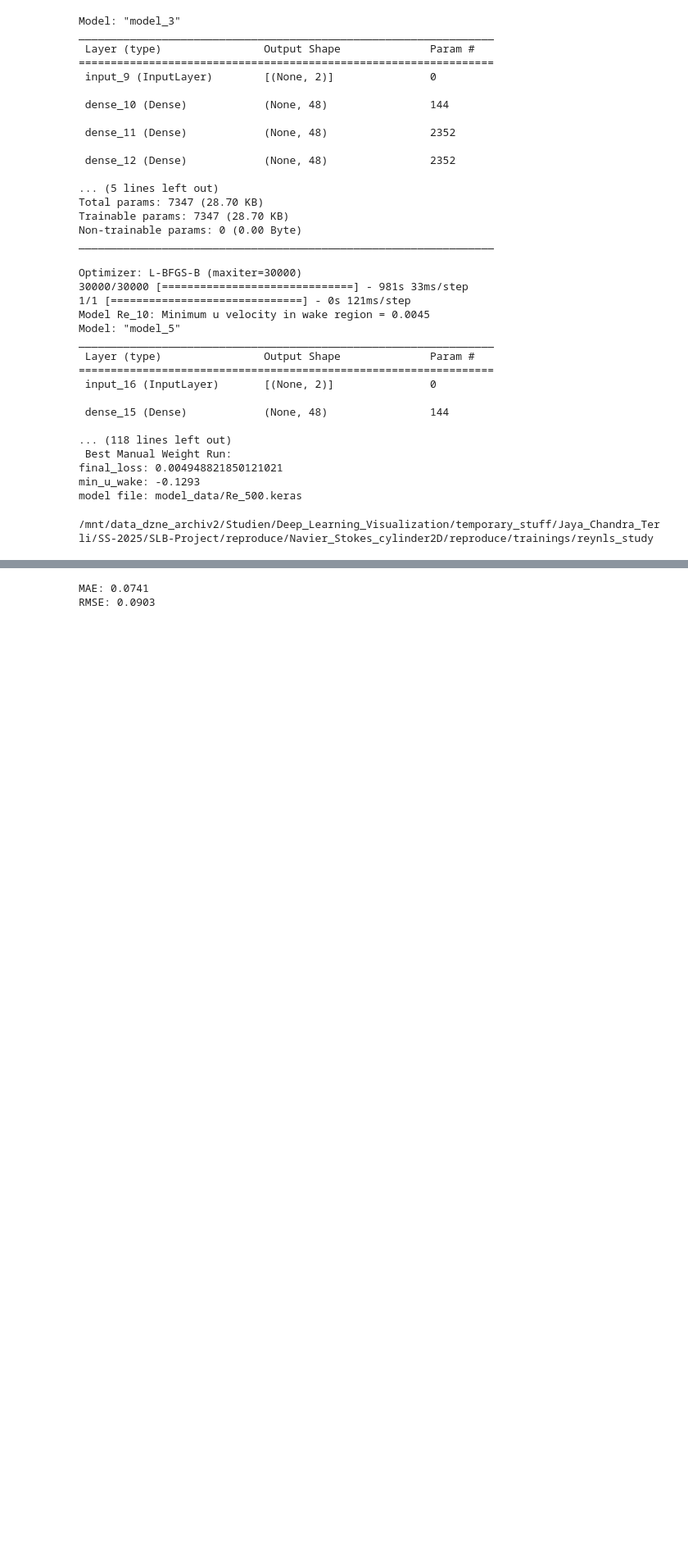
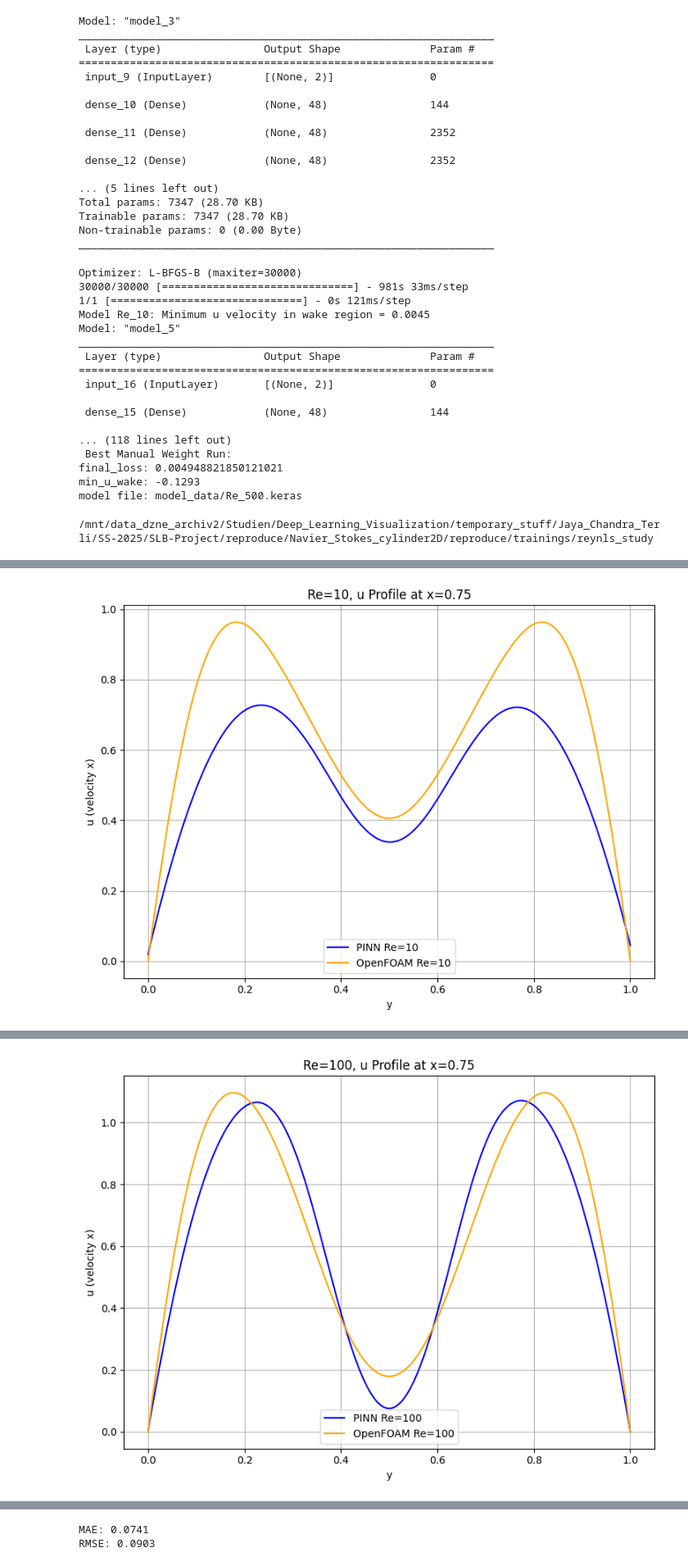
Before and after one commit to J-Chandra-py/Navier_Stokes_cylinder2D, a Jupyter notebook: reproduce/trainings/reynls_study/generalisation_across_Re.ipynb, the cells around one changed output, grey strips where cells are left out. Shown at 82% size. Saved outputs shown, nothing was run; the diff lists cells and outputs as text; code cells hidden in the pictures; blank space fills up the shorter version.

Commit message:
Add Re comparison plots

```diff
--- a/reproduce/trainings/reynls_study/generalisation_across_Re.ipynb
+++ b/reproduce/trainings/reynls_study/generalisation_across_Re.ipynb
@@ -319,8 +319,11 @@ def plot_profiles(x, y, u, v, cross_sections):
 import matplotlib.pyplot as plt
 import pandas as pd
 from tensorflow import keras
+from scipy.interpolate import interp1d
+import os
 
-def plot_profile_comparison(y_pinn, u_pinn, y_ref, u_ref, label_pinn="PINN", label_ref="OpenFOAM", title="Velocity Profile Comparison"):
+def plot_profile_comparison(y_pinn, u_pinn, y_ref, u_ref, label_pinn="PINN", label_ref="OpenFOAM",
+                           title="Velocity Profile Comparison", save_path=None):
     """
     Plot and compare two velocity profiles along the same cross-section.
     Args:
@@ -331,6 +334,7 @@ def plot_profile_comparison(y_pinn, u_pinn, y_ref, u_ref, label_pinn="PINN", lab
         label_pinn: label for PINN data.
         label_ref: label for reference data.
         title: plot title.
+        save_path: path to save the plot (optional).
     """
     plt.figure(figsize=(8, 6))
     plt.plot(y_pinn, u_pinn, label=label_pinn, color='blue')
@@ -341,21 +345,30 @@ def plot_profile_comparison(y_pinn, u_pinn, y_ref, u_ref, label_pinn="PINN", lab
     plt.legend()
     plt.grid()
     plt.tight_layout()
+
+    if save_path:
+        os.makedirs(os.path.dirname(save_path), exist_ok=True)
+        plt.savefig(save_path, dpi=300)
+
     plt.show()
 
 
 # --- File paths ---
 reynolds = [10, 100, 1000]
 openfoam_csvs = [
-    "Navier_Stokes_cylinder2D/reproduce/data/Re10_Med_Ux/Re10_Med_Ux_0.75.csv",
-    "Navier_Stokes_cylinder2D/reproduce/data/Re100_Med_Ux/Re100_Med_Ux_0.75.csv",
-    "Navier_Stokes_cylinder2D/reproduce/data/Re1000_Med_Ux/Re1000_Med_Ux_0.75.csv"
+    "../../data/Re10_Med_Ux/Re10_Med_Ux_0.75.csv",
+    "../../data/Re100_Med_Ux/Re100_Med_Ux_0.75.csv",
+    "../../data/Re1000_Med_Ux/Re1000_Med_Ux_0.75.csv"
 ]
 model_paths = [
-    "Navier_Stokes_cylinder2D/reproduce/trainings/reynls_study/model_data/Re_10.keras",
-    "Navier_Stokes_cylinder2D/reproduce/trainings/reynls_study/model_data/Re_100.keras",
-    "Navier_Stokes_cylinder2D/reproduce/trainings/reynls_study/model_data/Re_1000.keras"
+    "model_data/Re_10.keras",
+    "model_data/Re_100.keras",
+    "model_data/Re_1000.keras"
 ]
+
+# Create output directory for plots
+plots_dir = "model_data/profile_comparisons"
+os.makedirs(plots_dir, exist_ok=True)
 
 # --- For each Re, plot PINN vs OpenFOAM at x=0.75 ---
 for re, csv_path, model_path in zip(reynolds, openfoam_csvs, model_paths):
@@ -383,11 +396,24 @@ for re, csv_path, model_path in zip(reynolds, openfoam_csvs, model_paths):
     u = u_v_p[:, 0].reshape(x_grid.shape)
     u_pinn = u[:, idx]
 
+    # Interpolate PINN profile onto OpenFOAM's y-coordinates
+    u_pinn_interp = interp1d(y_pinn, u_pinn, kind='linear', bounds_error=False, fill_value='extrapolate')
+    u_pinn_on_ref = u_pinn_interp(y_ref)
+
+    # Compute errors
+    mae = np.mean(np.abs(u_pinn_on_ref - u_ref))
+    rmse = np.sqrt(np.mean((u_pinn_on_ref - u_ref)**2))
+
+    print(f"Re={re}: MAE = {mae:.4f}, RMSE = {rmse:.4f}")
+    # Save path for this comparison
+    save_path = os.path.join(plots_dir, f"profile_comparison_Re{re}.png")
+
     # Plot comparison
     plot_profile_comparison(
         y_pinn, u_pinn, y_ref, u_ref,
         label_pinn=f"PINN Re={re}",
         label_ref=f"OpenFOAM Re={re}",
-        title=f"Re={re}, u Profile at x=0.75"
+        title=f"Re={re}, u Profile at x=0.75",
+        save_path=save_path
     )
 # %% [output]
@@ -394,0 +422 @@ FileNotFoundError: [Errno 2] No such file or directory: 'Navier_Stokes_cylinder2
+[figure, added]
@@ -394,0 +425 @@ FileNotFoundError: [Errno 2] No such file or directory: 'Navier_Stokes_cylinder2
+[figure, added]
```
Also changed, not shown: parts of 1 cell of this notebook, 3 other files.
